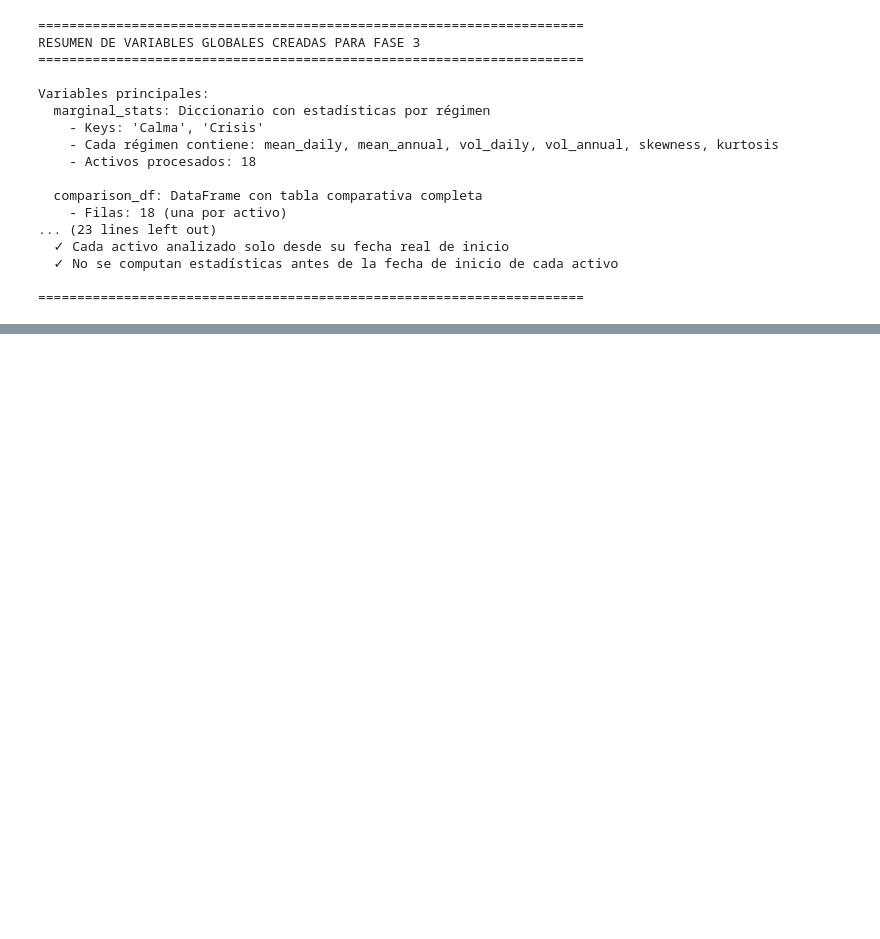
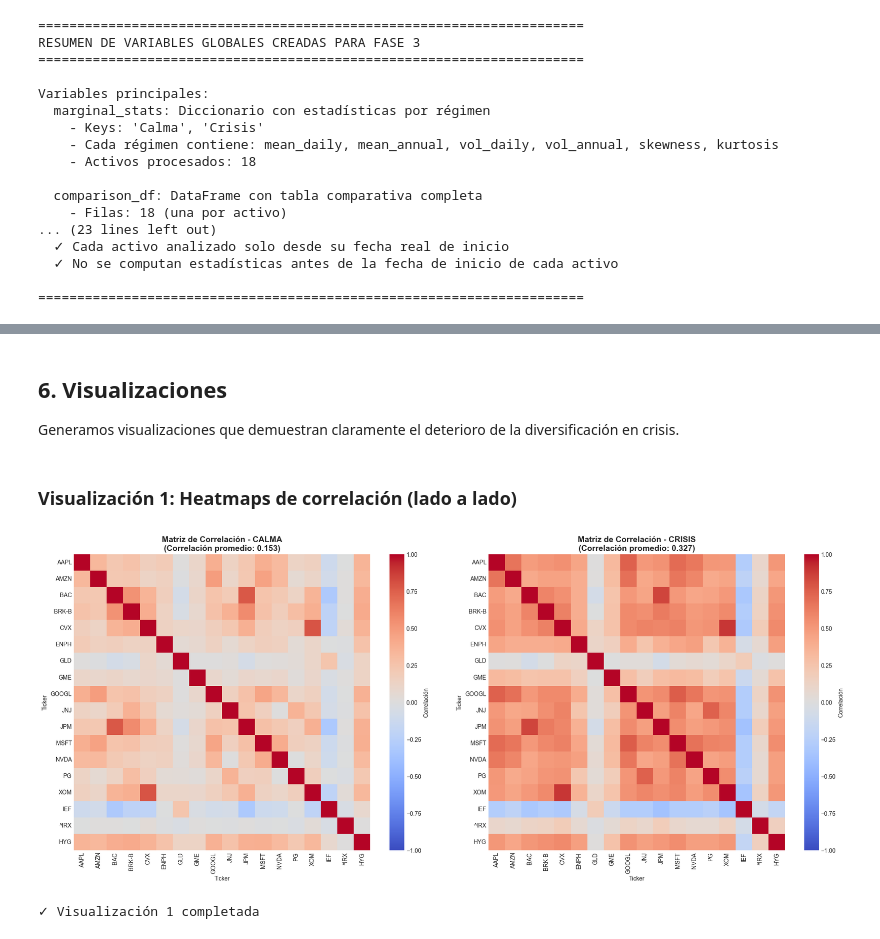
Before and after one commit to Romequinco/TAREA_GESTION_RIESGO, a Jupyter notebook: Tarea_riesgos.ipynb, the cells around one changed output, grey strips where cells are left out. Saved outputs shown, nothing was run; the diff lists cells and outputs as text; code cells hidden in the pictures; blank space fills up the shorter version.

```diff
--- a/Tarea_riesgos.ipynb
+++ b/Tarea_riesgos.ipynb
@@ -2743,0 +3168,29 @@ Variables principales:
+# %% [markdown]
+## 6. Visualizaciones
+
+Generamos visualizaciones que demuestran claramente el deterioro de la diversificación en crisis.
+# %% [markdown]
+### Visualización 1: Heatmaps de correlación (lado a lado)
+# %%
+# Visualización 1: Heatmaps de correlación (lado a lado)
+fig, (ax1, ax2) = plt.subplots(1, 2, figsize=(20, 8))
+
+# Heatmap Calma
+sns.heatmap(corr_calm, annot=False, cmap='coolwarm', center=0,
+            vmin=-1, vmax=1, square=True, ax=ax1, cbar_kws={'label': 'Correlación'})
+ax1.set_title(f'Matriz de Correlación - CALMA\n(Correlación promedio: {corr_calm_values.mean():.3f})',
+              fontsize=14, fontweight='bold')
+
+# Heatmap Crisis
+sns.heatmap(corr_crisis, annot=False, cmap='coolwarm', center=0,
+            vmin=-1, vmax=1, square=True, ax=ax2, cbar_kws={'label': 'Correlación'})
+ax2.set_title(f'Matriz de Correlación - CRISIS\n(Correlación promedio: {corr_crisis_values.mean():.3f})',
+              fontsize=14, fontweight='bold')
+
+plt.tight_layout()
+plt.show()
+
+print("✓ Visualización 1 completada")
+# %% [output]
+[figure, added]
+✓ Visualización 1 completada
```
Also changed, not shown: parts of 36 cells of this notebook, 1 other file.
